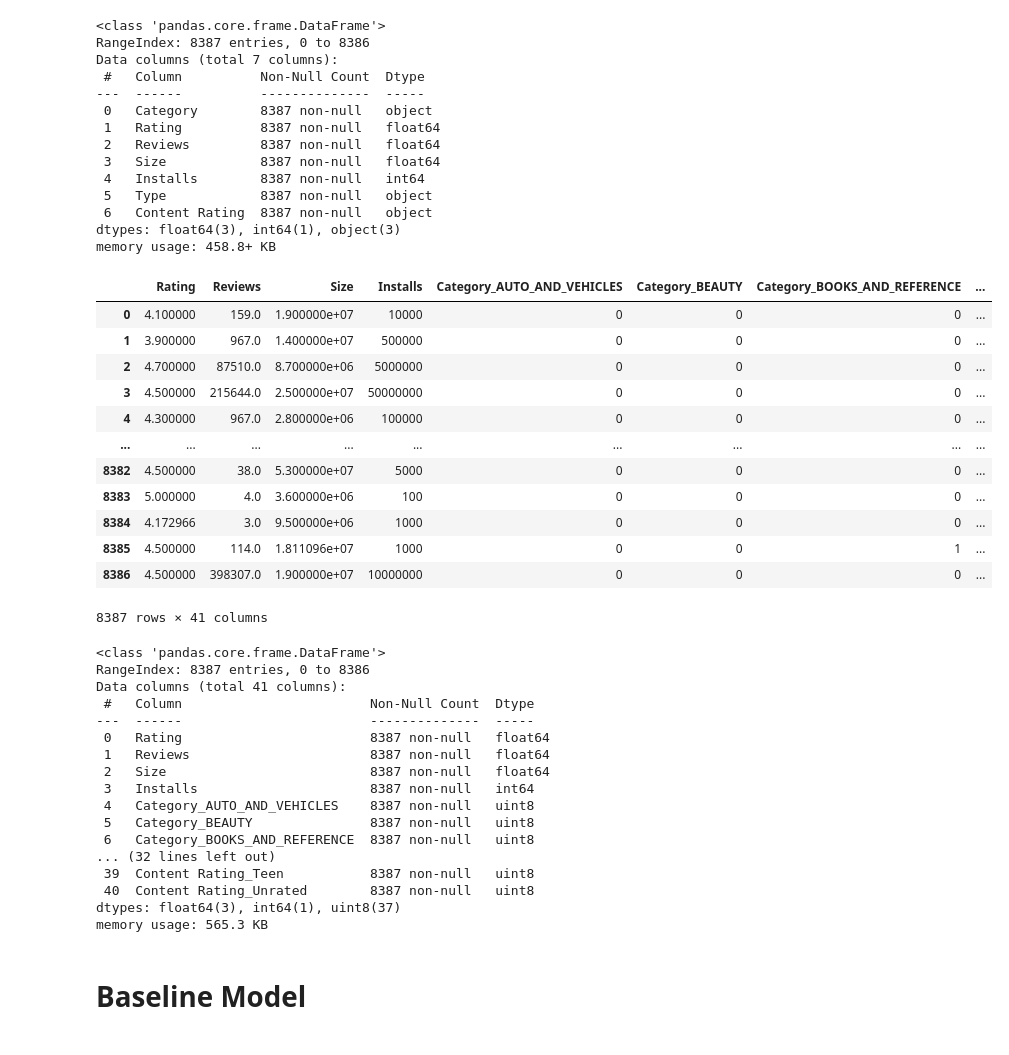
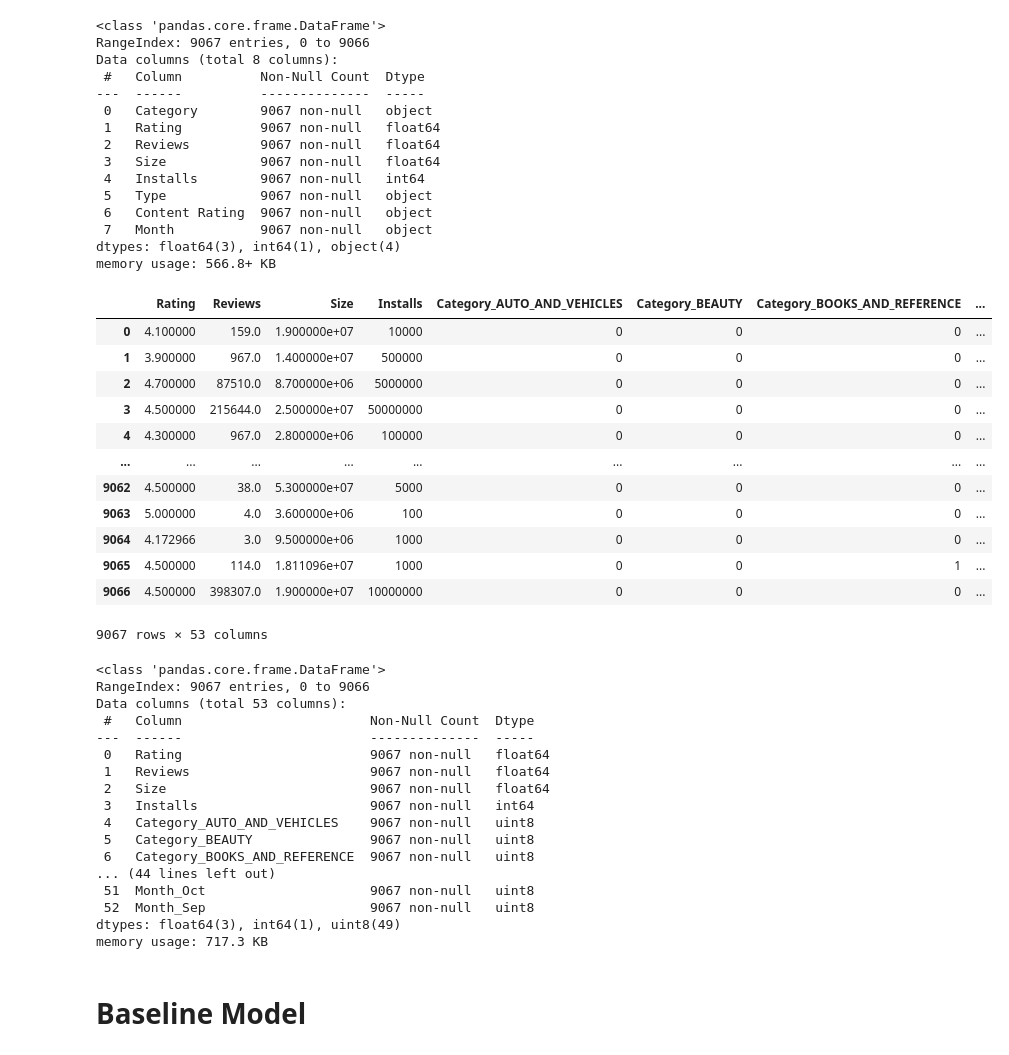
Before and after one commit to halmonchaquayla/Google-Play-Store-Analysis, a Jupyter notebook: Models.ipynb, the cells around one changed output. Saved outputs shown, nothing was run; the diff lists cells and outputs as text; code cells hidden in the pictures.

```diff
--- a/Models.ipynb
+++ b/Models.ipynb
@@ -13,2 +38,2 @@ df = pd.read_csv('data/cleaned_data.csv')
 # %%
-df.drop(['Unnamed: 0', 'index', 'Last Updated', 'App'], axis=1, inplace=True)
+df.drop(['Unnamed: 0', 'index', 'Last Updated', 'App', 'Date'], axis=1, inplace=True)
@@ -16,61 +53,62 @@ df.drop(['Unnamed: 0', 'index', 'Last Updated', 'App'], axis=1, inplace=True)
 df.info()
 # %% [output]
 <class 'pandas.core.frame.DataFrame'>
-RangeIndex: 8387 entries, 0 to 8386
-Data columns (total 7 columns):
+RangeIndex: 9067 entries, 0 to 9066
+Data columns (total 8 columns):
  #   Column          Non-Null Count  Dtype
 ---  ------          --------------  -----
- 0   Category        8387 non-null   object
- 1   Rating          8387 non-null   float64
- 2   Reviews         8387 non-null   float64
- 3   Size            8387 non-null   float64
- 4   Installs        8387 non-null   int64
- 5   Type            8387 non-null   object
- 6   Content Rating  8387 non-null   object
-dtypes: float64(3), int64(1), object(3)
-memory usage: 458.8+ KB
+ 0   Category        9067 non-null   object
+ 1   Rating          9067 non-null   float64
+ 2   Reviews         9067 non-null   float64
+ 3   Size            9067 non-null   float64
+ 4   Installs        9067 non-null   int64
+ 5   Type            9067 non-null   object
+ 6   Content Rating  9067 non-null   object
+ 7   Month           9067 non-null   object
+dtypes: float64(3), int64(1), object(4)
+memory usage: 566.8+ KB
 # %%
 cats = df.select_dtypes(include='object')
 # %%
-cats_dummies = pd.get_dummies(cats, columns=['Category', 'Type', 'Content Rating'], drop_first=True)
+cats_dummies = pd.get_dummies(cats, columns=['Category', 'Type', 'Content Rating', 'Month'], drop_first=True)
 # %%
 model_df = pd.concat((df, cats_dummies), axis=1)
-model_df.drop(columns=['Category', 'Type', 'Content Rating'], axis = 1, inplace=True)
+model_df.drop(columns=['Category', 'Type', 'Content Rating', 'Month'], axis = 1, inplace=True)
 model_df
 # %% [output]
 |  | Rating | Reviews | Size | Installs | Category_AUTO_AND_VEHICLES | Category_BEAUTY | Category_BOOKS_AND_REFERENCE | ... |
 | 0 | 4.100000 | 159.0 | 1.900000e+07 | 10000 | 0 | 0 | 0 | ... |
 | 1 | 3.900000 | 967.0 | 1.400000e+07 | 500000 | 0 | 0 | 0 | ... |
 | 2 | 4.700000 | 87510.0 | 8.700000e+06 | 5000000 | 0 | 0 | 0 | ... |
 | 3 | 4.500000 | 215644.0 | 2.500000e+07 | 50000000 | 0 | 0 | 0 | ... |
 | 4 | 4.300000 | 967.0 | 2.800000e+06 | 100000 | 0 | 0 | 0 | ... |
 | ... | ... | ... | ... | ... | ... | ... | ... | ... |
-| 8382 | 4.500000 | 38.0 | 5.300000e+07 | 5000 | 0 | 0 | 0 | ... |
-| 8383 | 5.000000 | 4.0 | 3.600000e+06 | 100 | 0 | 0 | 0 | ... |
-| 8384 | 4.172966 | 3.0 | 9.500000e+06 | 1000 | 0 | 0 | 0 | ... |
-| 8385 | 4.500000 | 114.0 | 1.811096e+07 | 1000 | 0 | 0 | 1 | ... |
-| 8386 | 4.500000 | 398307.0 | 1.900000e+07 | 10000000 | 0 | 0 | 0 | ... |
+| 9062 | 4.500000 | 38.0 | 5.300000e+07 | 5000 | 0 | 0 | 0 | ... |
+| 9063 | 5.000000 | 4.0 | 3.600000e+06 | 100 | 0 | 0 | 0 | ... |
+| 9064 | 4.172966 | 3.0 | 9.500000e+06 | 1000 | 0 | 0 | 0 | ... |
+| 9065 | 4.500000 | 114.0 | 1.811096e+07 | 1000 | 0 | 0 | 1 | ... |
+| 9066 | 4.500000 | 398307.0 | 1.900000e+07 | 10000000 | 0 | 0 | 0 | ... |
-8387 rows × 41 columns
+9067 rows × 53 columns
 # %%
 model_df.info()
 # %% [output]
 <class 'pandas.core.frame.DataFrame'>
-RangeIndex: 8387 entries, 0 to 8386
-Data columns (total 41 columns):
+RangeIndex: 9067 entries, 0 to 9066
+Data columns (total 53 columns):
  #   Column                        Non-Null Count  Dtype
 ---  ------                        --------------  -----
- 0   Rating                        8387 non-null   float64
- 1   Reviews                       8387 non-null   float64
- 2   Size                          8387 non-null   float64
- 3   Installs                      8387 non-null   int64
- 4   Category_AUTO_AND_VEHICLES    8387 non-null   uint8
- 5   Category_BEAUTY               8387 non-null   uint8
- 6   Category_BOOKS_AND_REFERENCE  8387 non-null   uint8
-... (32 lines left out)
- 39  Content Rating_Teen           8387 non-null   uint8
- 40  Content Rating_Unrated        8387 non-null   uint8
-dtypes: float64(3), int64(1), uint8(37)
-memory usage: 565.3 KB
+ 0   Rating                        9067 non-null   float64
+ 1   Reviews                       9067 non-null   float64
+ 2   Size                          9067 non-null   float64
+ 3   Installs                      9067 non-null   int64
+ 4   Category_AUTO_AND_VEHICLES    9067 non-null   uint8
+ 5   Category_BEAUTY               9067 non-null   uint8
+ 6   Category_BOOKS_AND_REFERENCE  9067 non-null   uint8
+... (44 lines left out)
+ 51  Month_Oct                     9067 non-null   uint8
+ 52  Month_Sep                     9067 non-null   uint8
+dtypes: float64(3), int64(1), uint8(49)
+memory usage: 717.3 KB
 # %%
 model_df.columns = model_df.columns.str.replace(' ', '_').str.replace('+','')
 # %% [markdown]
```
Also changed, not shown: parts of 22 cells of this notebook.
